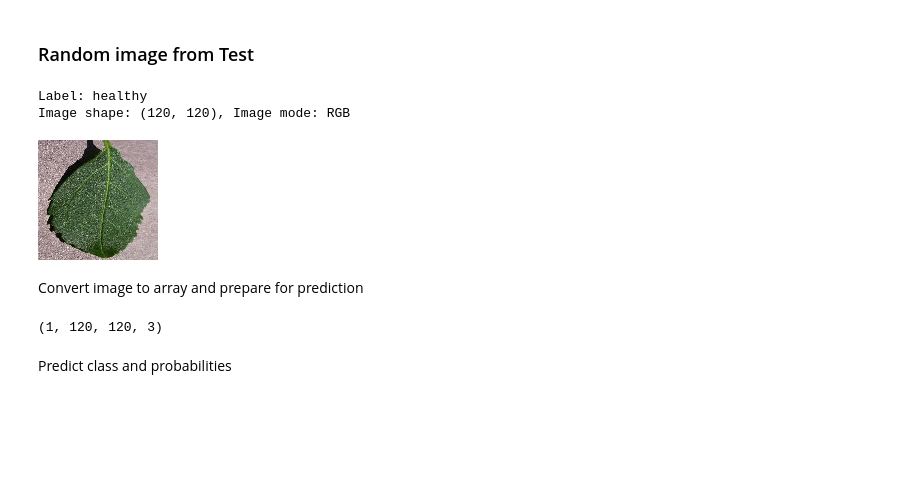
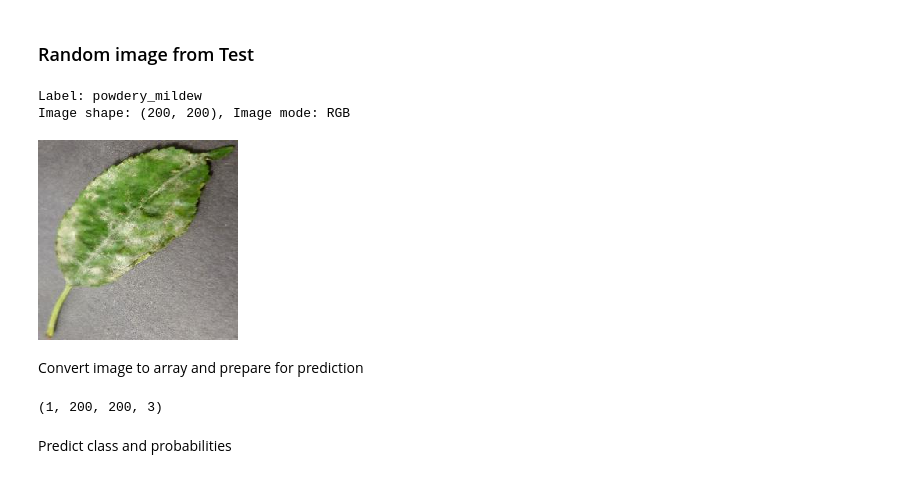
Before and after one commit to tumelo-maja/detect-mildew-in-cherry-leaves, a Jupyter notebook: jupyter_notebooks/03 - Modelling and Evaluation.ipynb, the cells around one changed output. Saved outputs shown, nothing was run; the diff lists cells and outputs as text; code cells hidden in the pictures; blank space fills up the shorter version.

```diff
--- a/jupyter_notebooks/03 - Modelling and Evaluation.ipynb
+++ b/jupyter_notebooks/03 - Modelling and Evaluation.ipynb
@@ -218,6 +218,7 @@ Found 420 images belonging to 2 classes.
 # %% [markdown]
 ## Plot augmented training image
 # %%
+sns.set_style("ticks")
 for _ in range(3):
     img, label = next(train_set)
     print(img.shape)
@@ -520,18 +521,18 @@ joblib.dump(value=[test_loss, test_acc],
 # %%
 from tensorflow.keras.preprocessing import image
 
-pointer = 41
-label = labels[0]  # select 0 - 'healthy' or 1 - 'powdery_mildew'
+pointer = 42
+label = labels[1]  # select 0 - 'healthy' or 1 - 'powdery_mildew'
 print(f"Label: {label}")
 
 pil_image = image.load_img(test_path + '/' + label + '/' + os.listdir(test_path+'/' + label)[pointer],
                            target_size=image_shape, color_mode='rgb')
 print(f'Image shape: {pil_image.size}, Image mode: {pil_image.mode}')
 pil_image
 # %% [output]
-Label: healthy
-Image shape: (120, 120), Image mode: RGB
+Label: powdery_mildew
+Image shape: (200, 200), Image mode: RGB
-[figure, old version]
+[figure, new version]
 # %% [markdown]
 Convert image to array and prepare for prediction
 # %%
@@ -539,7 +540,7 @@ my_image = image.img_to_array(pil_image)
 my_image = np.expand_dims(my_image, axis=0)/255
 print(my_image.shape)
 # %% [output]
-(1, 120, 120, 3)
+(1, 200, 200, 3)
 # %% [markdown]
 Predict class and probabilities
 # %%
```
Also changed, not shown: parts of 17 cells of this notebook, 24 other files.
